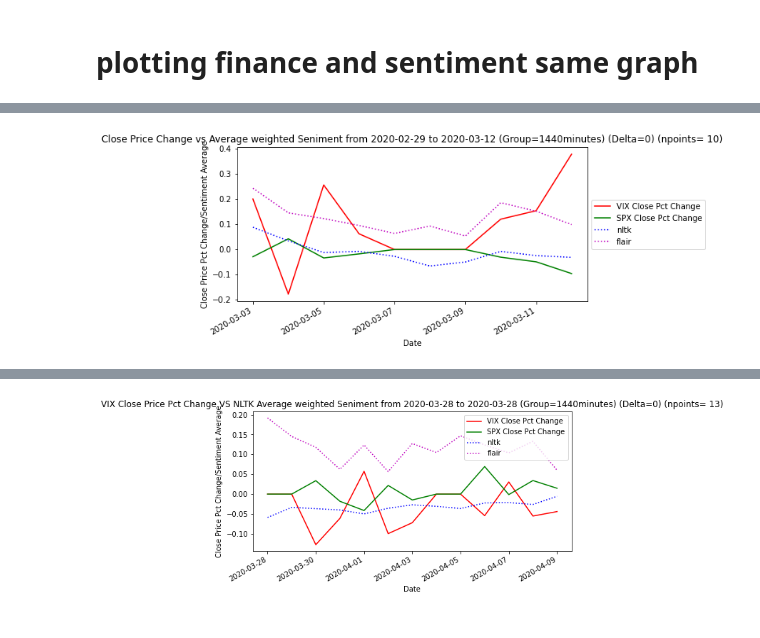
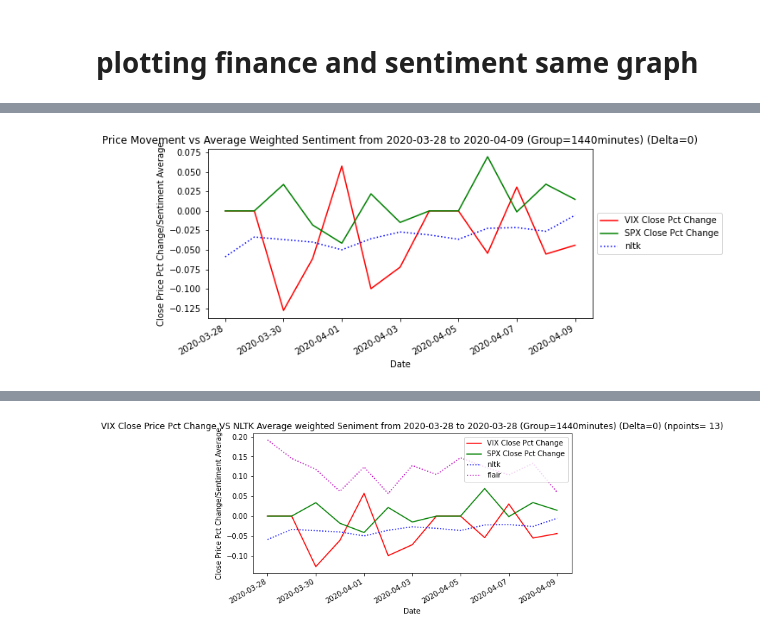
Before and after one commit to jake-lester/senior-thesis, a Jupyter notebook: sproj/analysis-sentiment-Copy1.ipynb, the cells around one changed output, grey strips where cells are left out. Drawn from its saved outputs; the diff is of its cells as text; code cells hidden in the pictures.

```diff
--- a/sproj/analysis-sentiment-Copy1.ipynb
+++ b/sproj/analysis-sentiment-Copy1.ipynb
@@ -559,9 +566,9 @@ def plot_sent_fin_time(data, stock, model, title, group='1440T'):
     ax.plot(ind, data['vix_close'], label=str('VIX Close Pct Change'), color='r')
     ax.plot(ind, data['spx_close'], label=str('SPX Close Pct Change'), color='g')
     ax.plot(ind, data['nltk'], 'b:', label=str('nltk'))
-    ax.plot(ind, data['flair'], 'm:', label=str('flair'))
+    #ax.plot(ind, data['flair'], 'm:', label=str('flair'))
     ax.xaxis.set_major_formatter(ticker.FuncFormatter(format_date))
-    ax.set_title(title + " (Group=" + group[:-1]+"minutes)"+ " (Delta="+str(delta)+")"+" (npoints= " + str(len(data)) + ")")
+    ax.set_title(title + " (Group=" + group[:-1]+"minutes)"+ " (Delta="+str(delta)+")")#+" (npoints= " + str(len(data)) + ")")
     ax.set_xlabel("Date")
     #ax.legend()
     plt.legend(loc='center left', bbox_to_anchor=(1.0, 0.5))
@@ -573,23 +605,23 @@ def plot_sent_fin_time(data, stock, model, title, group='1440T'):
 # %%
 import database.fetch as fetch
-from corelation import CorMatrix
+from correlation import CorMatrix
 import load
 
 group = "1440T"
 delta = 0
-title = "Close Price Change vs Average weighted Seniment from 2020-02-29 to 2020-03-12"
+title = "Price Movement vs Average Weighted Sentiment from 2020-03-28 to 2020-04-09"
 
 
 vix_df, spx_df, tweet_df = load.prepare_data(remove_neutral_sent=False)
-tweet_df = tweet_df.loc[tweet_df['datetime'] < '2020-03-28']
+tweet_df = tweet_df.loc[tweet_df['datetime'] >= '2020-03-28']
 co = CorMatrix(vix_df, spx_df, tweet_df)
 co.shift_spx_by_delta(delta)
 co.shift_vix_by_delta(delta)
 co.group_data(group)
 co.data = co.prepare_data()
 co.data = co.data.dropna()
 plot_sent_fin_time(co.data, 'spx_close', 'nltk', title)
 
 #plot_finance(spx_df, title, "1440")
 # %% [output]
-[figure, old version]
+[figure, new version]
```
Also changed, not shown: parts of 6 cells of this notebook, 2 other files.
